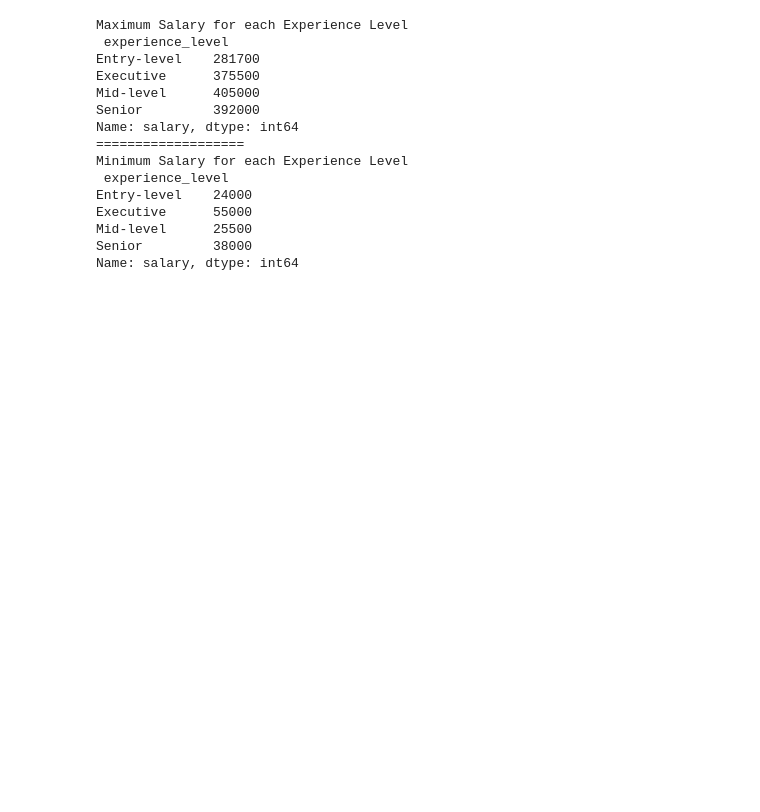
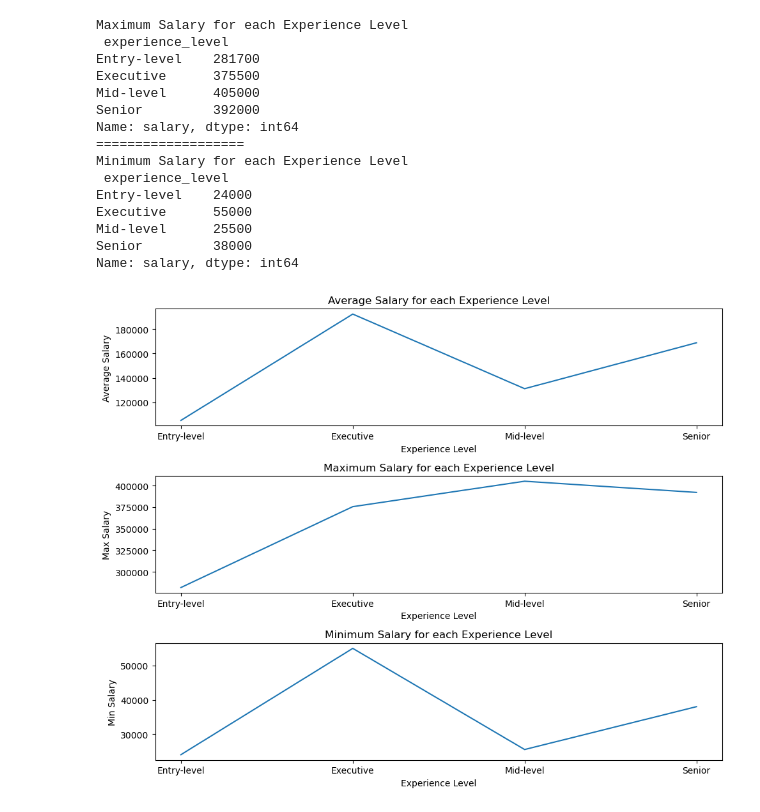
Before and after one commit to sarah-the-data-gal/Jobs_in_Data_Analysis, a Jupyter notebook: Jobs_And_Data_04022024-edits.ipynb, the cells around one changed output. Cells and saved outputs as stored; diff of their text form; code cells hidden in the pictures; blank space fills up the shorter version.

Commit message:
MM - updated and created visualization

```diff
--- a/Jobs_And_Data_04022024-edits.ipynb
+++ b/Jobs_And_Data_04022024-edits.ipynb
@@ -198,3 +198,35 @@ Executive      55000
 Mid-level      25500
 Senior         38000
 Name: salary, dtype: int64
+# %%
+# Visualization: Line Graphs
+fig, (ax1,ax2,ax3) = plt.subplots(3,1, figsize=(10,8))
+
+# First Plot: Average Salaries
+ax1.plot(avg_sal)
+
+# Label Plot
+ax1.set_title("Average Salary for each Experience Level")
+ax1.set_xlabel("Experience Level")
+ax1.set_ylabel("Average Salary")
+
+# Second Plot: Max Salary
+ax2.plot(max_sal)
+
+# Label Plot
+ax2.set_title("Maximum Salary for each Experience Level")
+ax2.set_xlabel("Experience Level")
+ax2.set_ylabel("Max Salary")
+
+# Third Plot: Min Salary
+ax3.plot(min_sal)
+
+# Label Plot
+ax3.set_title("Minimum Salary for each Experience Level")
+ax3.set_xlabel("Experience Level")
+ax3.set_ylabel("Min Salary")
+
+fig.tight_layout()
+plt.show()
+# %% [output]
+[figure, added]
```
